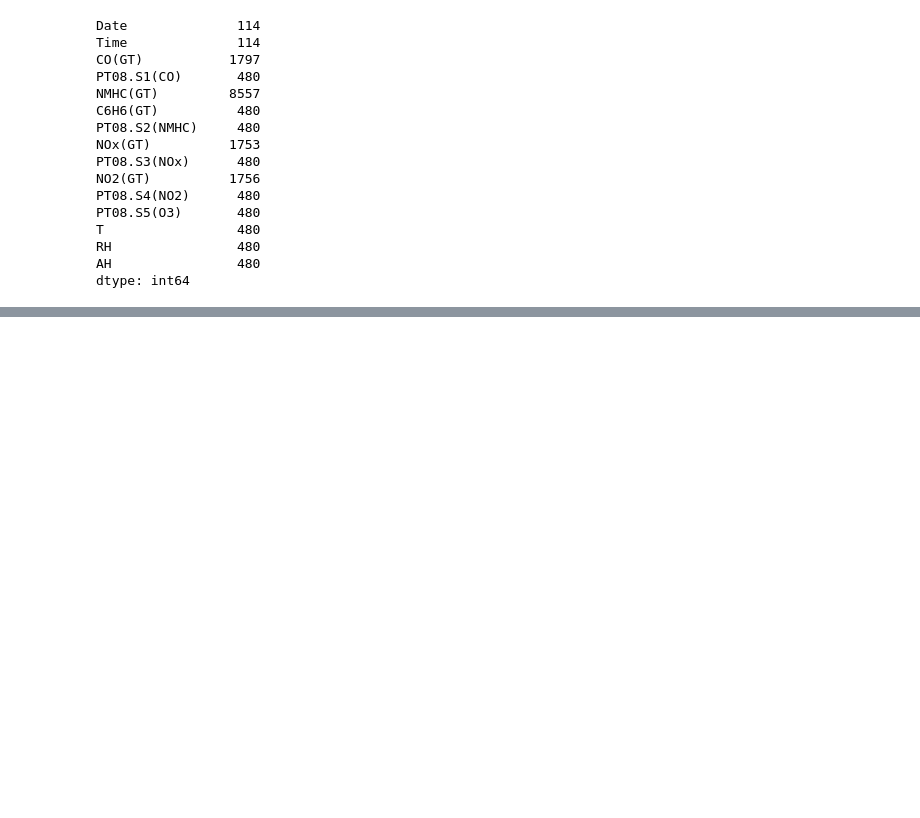
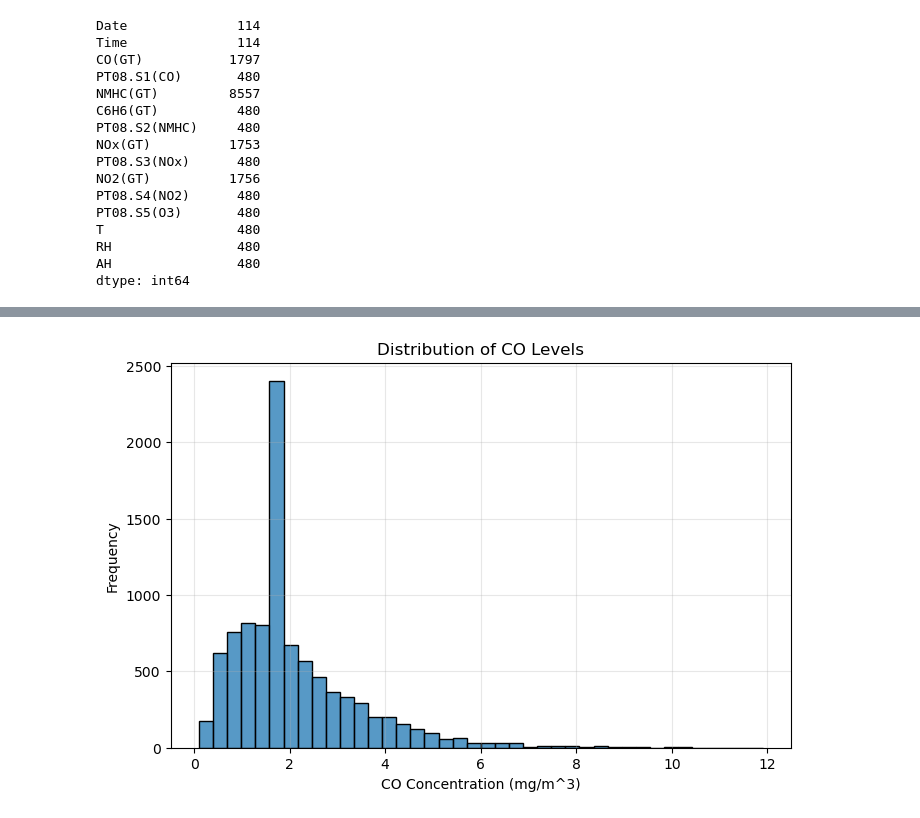
Before and after one commit to Jjmaxxx/cs171-final-project, a Jupyter notebook: vince_preprocessing.ipynb, the cells around one changed output, grey strips where cells are left out. Cells and saved outputs as stored; diff of their text form; code cells hidden in the pictures; blank space fills up the shorter version.

Commit message:
Updated Vince preprocessing and cleaned dataset

```diff
--- a/vince_preprocessing.ipynb
+++ b/vince_preprocessing.ipynb
@@ -68,7 +71,5 @@ df_clean.head()
 # %%
-plt.figure(figsize=(8,5))
-sns.histplot(df_clean["CO(GT)"], bins=40)
-plt.title("Distribution of CO Levels")
-plt.xlabel("CO Concentration (mg/m^3)")
-plt.ylabel("Frequency")
-plt.show()
+# Featuring
+df['hour'] = df['Datetime'].dt.hour
+df['day_of_week'] = df['Datetime'].dt.dayofweek
+df['month'] = df['Datetime'].dt.month
@@ -77,2 +76,18 @@ plt.show()
 # %%
-df_clean.to_csv("vince_clean_airquality.csv", index=False)
+# Compute AQI
+pollutant_cols = [
+    'NO2(GT)', 'NOx(GT)', 'C6H6(GT)',
+    'PT08.S1(CO)', 'PT08.S2(NMHC)', 'PT08.S3(NOx)',
+    'PT08.S4(NO2)', 'PT08.S5(O3)'
+]
+
+available_pollutants = [c for c in pollutant_cols if c in df.columns]
+
+df['AQI'] = df[available_pollutants].mean(axis=1)
+# %%
+# 1-hour-ahead target
+df['AQI_next_hour'] = df['AQI'].shift(-1)
+df_clean = df.dropna().copy()
+
+print("Final cleaned shape:", df_clean.shape)
+df_clean.head()
@@ -78,0 +102,11 @@ df_clean.to_csv("vince_clean_airquality.csv", index=False)
+# %%
+# make a plot
+plt.figure(figsize=(8,5))
+sns.histplot(df_clean["CO(GT)"], bins=40)
+plt.title("Distribution of CO Levels")
+plt.xlabel("CO Concentration (mg/m^3)")
+plt.ylabel("Frequency")
+plt.grid(alpha=0.3)
+plt.show()
+# %% [output]
+[figure, added]
```
Also changed, not shown: parts of 7 cells of this notebook, 1 other file.
